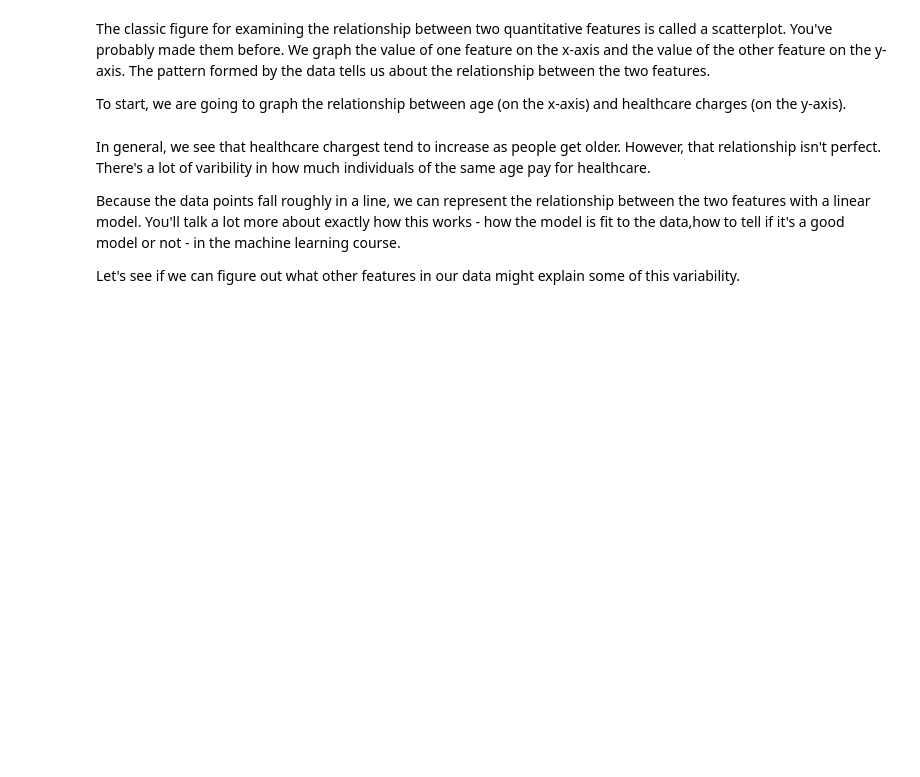
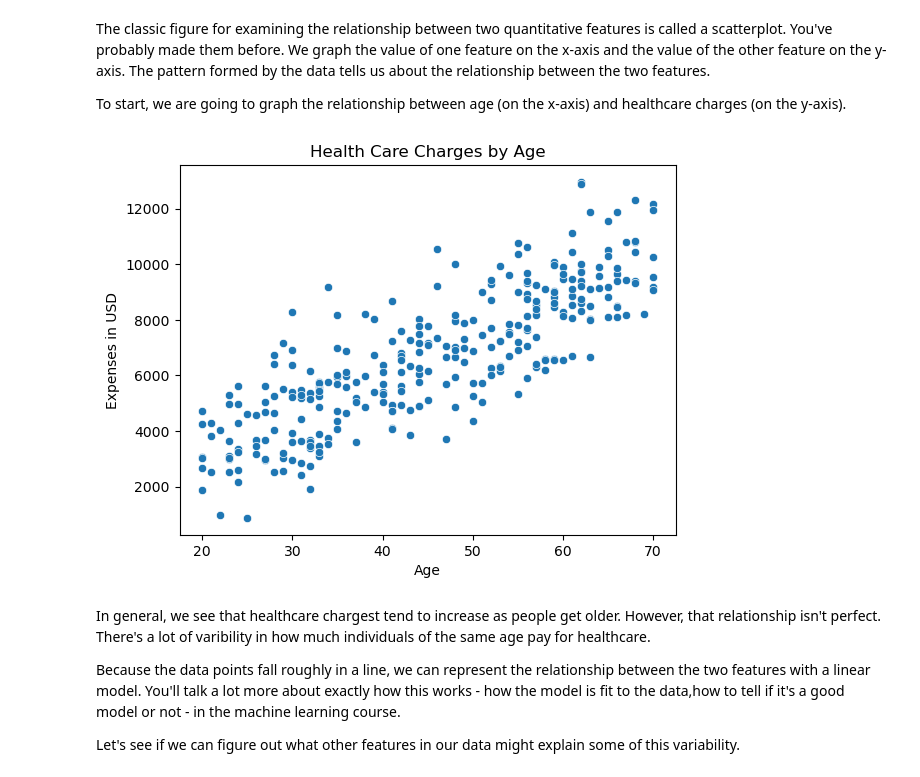
Before and after one commit to dport55/Data_Visualization_And_Modeling, a Jupyter notebook: Lecture/Week 3/3.1 - Visualizing Relationships Between Quantitative Features.ipynb, the cells around one changed output. Cells and saved outputs as stored; diff of their text form; code cells hidden in the pictures; blank space fills up the shorter version.

```diff
--- a/Lecture/Week 3/3.1 - Visualizing Relationships Between Quantitative Features.ipynb
+++ b/Lecture/Week 3/3.1 - Visualizing Relationships Between Quantitative Features.ipynb
@@ -8,3 +8,10 @@ So far we've looked at the distribution of single features, the distribution of
 How do personal features like age, BMI, smoking status, diet and exercise effect how much you pay for healthcare? Do older people, in general, pay more for healthcare?  How do other factors like BMI and smoking effect your healthcare costs?  We'll find the answers to these questions in this lesson.
 
 Let's import pandas, matplotlib and seaborn and read in the data.
+# %%
+import pandas as pd
+import matplotlib.pyplot as plt
+import seaborn as sns
+
+df = pd.read_csv('assets/healthcare_data.csv')
+df.head()
@@ -14,6 +28,13 @@ In this lesson, we are looking at the relationships between quantitative feature
 The classic figure for examining the relationship between two quantitative features is called a scatterplot.  You've probably made them before.  We graph the value of one feature on the x-axis and the value of the other feature on the y-axis.  The pattern formed by the data tells us about the relationship between the two features.
 
 To start, we are going to graph the relationship between age (on the x-axis) and healthcare charges (on the y-axis).
+# %%
+sns.scatterplot(x='Age',y='HealthcareExpenses', data=df)
+plt.title('Health Care Charges by Age')
+plt.ylabel('Expenses in USD')
+plt.show()
+# %% [output]
+[figure, added]
 # %% [markdown]
 In general, we see that healthcare chargest tend to increase as people get older.  However, that relationship isn't perfect.  There's a lot of varibility in how much individuals of the same age pay for healthcare.
 
```
Also changed, not shown: parts of 17 cells of this notebook, 1 other file.
